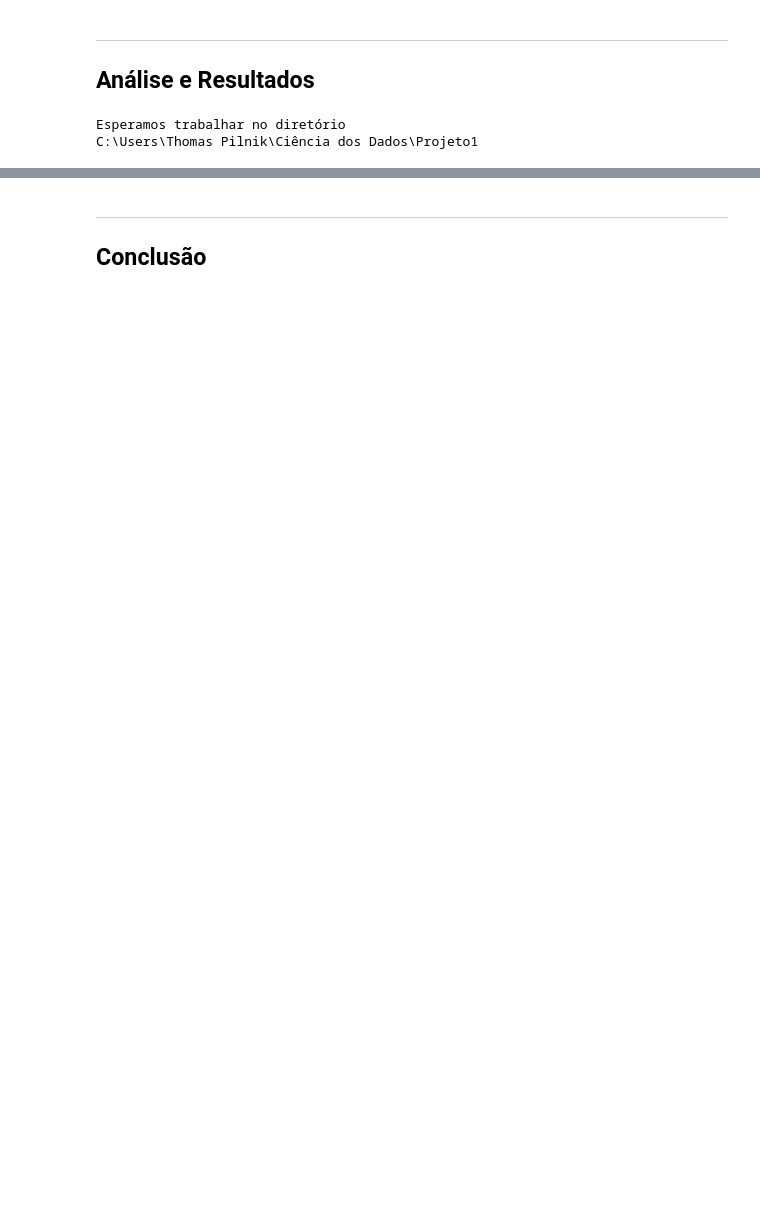
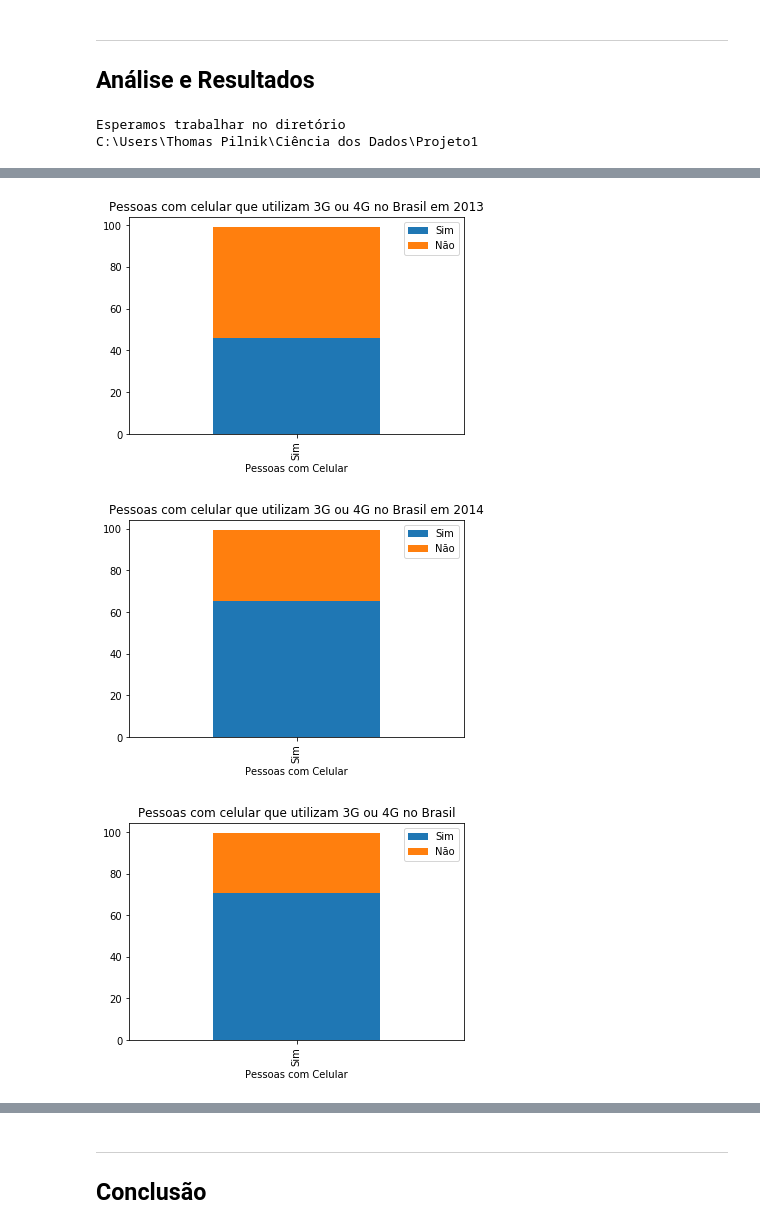
Before and after one commit to pilnikthomas/Ciencia_dos_Dados, a Jupyter notebook: Projeto1_ThomasPilnik.ipynb, the cells around one changed output, grey strips where cells are left out. Drawn from its saved outputs; the diff is of its cells as text; code cells hidden in the pictures; blank space fills up the shorter version.

```diff
--- a/Projeto1_ThomasPilnik.ipynb
+++ b/Projeto1_ThomasPilnik.ipynb
@@ -211,0 +88,4 @@ ctplot = ct.iloc[0:5].plot(kind='bar')
+# %%
+pnad13_dataframe= pd.DataFrame(pnad13.loc[:, ["UF", "V02322","V0220", "V02323","V02424", "V4621"]])
+pnad13_dataframe=pnad13_dataframe[pnad13_dataframe.V4621!=999999999999]
+pnad13_dataframe.columns = ["UF", "INTERNET_DORMITORIO", "TEM_CELULAR", "INTERNET_COMPUTADOR","CELULAR_com_3G_4G", "RENDA"]
@@ -211,0 +247,16 @@ ctplot = ct.iloc[0:5].plot(kind='bar')
+# %%
+ct2=pd.crosstab(pnad13_dataframe.TEM_CELULAR, pnad13_dataframe.CELULAR_com_3G_4G,margins=False, rownames=['Pessoas com Celular'], colnames=[''], normalize=True)*100
+plot = ct2.iloc[0:1].plot(kind='bar', stacked=True,title='Pessoas com celular que utilizam 3G ou 4G no Brasil em 2013')
+plt.show()
+
+ct3=pd.crosstab(pnad14_dataframe.TEM_CELULAR, pnad14_dataframe.CELULAR_com_3G_4G,margins=False, rownames=['Pessoas com Celular'], colnames=[''], normalize=True)*100
+plot = ct3.iloc[0:1].plot(kind='bar', stacked=True,title='Pessoas com celular que utilizam 3G ou 4G no Brasil em 2014')
+plt.show()
+
+ct4=pd.crosstab(pnad15_dataframe.TEM_CELULAR, pnad15_dataframe.CELULAR_com_3G_4G,margins=False, rownames=['Pessoas com Celular'], colnames=[''], normalize=True)*100
+plot = ct4.iloc[0:1].plot(kind='bar', stacked=True,title='Pessoas com celular que utilizam 3G ou 4G no Brasil')
+plt.show()
+# %% [output]
+[figure, added]
+[figure, added]
+[figure, added]
```
Also changed, not shown: parts of 50 cells of this notebook.
